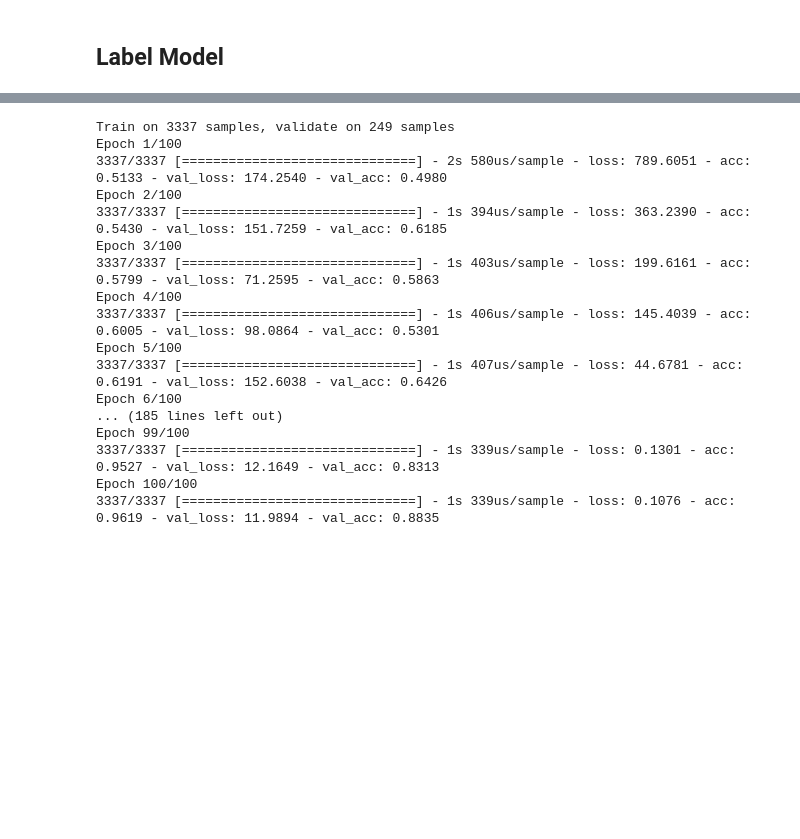
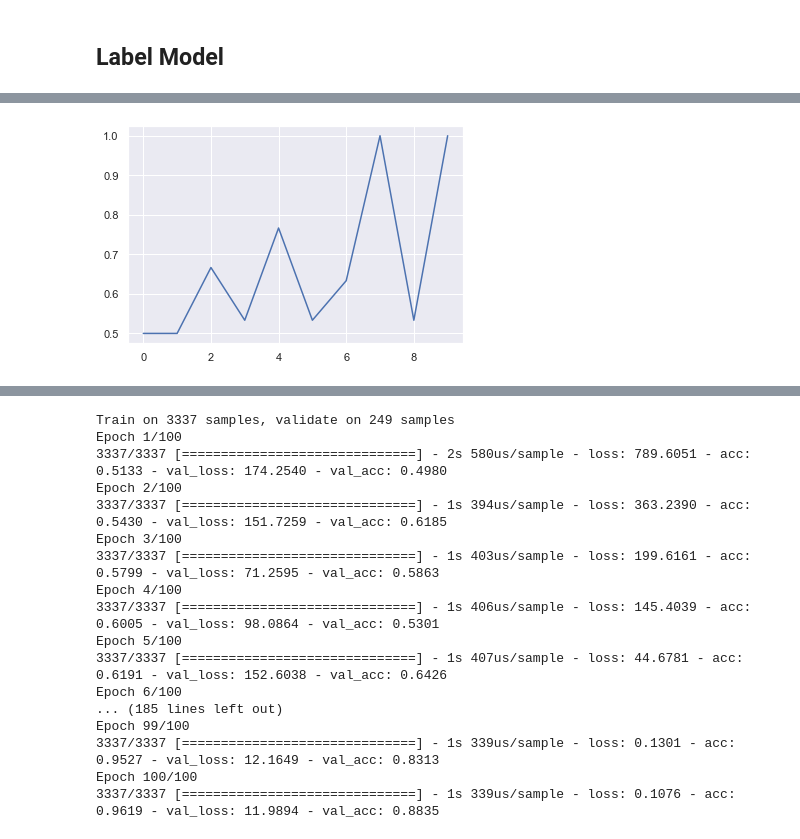
Before and after one commit to k-pratyush/online-signature-verification, a Jupyter notebook: Sign_clean.ipynb, the cells around one changed output, grey strips where cells are left out. Cells and saved outputs as stored; diff of their text form; code cells hidden in the pictures; blank space fills up the shorter version.

```diff
--- a/Sign_clean.ipynb
+++ b/Sign_clean.ipynb
@@ -804,7 +807,36 @@ fg_data.head()
-# %%
-f_data = fg_data.loc[fg_data['label']==0]
-g_data = fg_data.loc[fg_data['label']==1]
-label = fg_data.pop('label')
-del(f_data['label'])
-del(g_data['label'])
-x_train,x_test,y_train,y_test = train_test_split(fg_data ,label ,test_size = 0.3,random_state = 23)
+# %%
+train_data = fg_data.loc[fg_data['sample']<15]
+test_data = fg_data.loc[fg_data['sample']>=15]
+train_data_0= train_data.loc[train_data['user']==0]
+test_data_0= test_data.loc[test_data['user']==0]
+train_label_0 = train_data_0.pop('label')
+test_label_0 = test_data_0.pop('label')
+
+
+def get_compiled_model_user():
+    model = tf.keras.Sequential([
+    tf.keras.layers.Dense(400, activation='relu'),
+    tf.keras.layers.Dense(350, activation='relu'),
+    tf.keras.layers.Dense(250, activation='relu'),
+    tf.keras.layers.Dense(200, activation='selu'),
+    tf.keras.layers.Dense(100, activation='selu'),
+    tf.keras.layers.Dense(50,activation = 'relu'),
+    tf.keras.layers.Dense(1,activation = 'sigmoid')
+  ])
+
+    model.compile(optimizer=tf.keras.optimizers.Adam(
+    learning_rate=0.0005),loss='binary_crossentropy',
+    metrics=['accuracy'])
+    return model
+model_user = get_compiled_model_user()
+historty = model_user.fit(train_data_0.values,train_label_0.values,epochs=10)
+plt.plot(historty.history['accuracy'])
+#plt.plot(historty.history['val_accuracy'])
+plt.show()
+
+
+#label = fg_data.pop('label')
+#del(f_data['label'])
+#del(g_data['label'])
+#x_train,x_test,y_train,y_test = train_test_split(fg_data ,label ,test_size = 0.3,random_state = 23)
+# %% [output]
@@ -810,0 +863 @@ x_train,x_test,y_train,y_test = train_test_split(fg_data ,label ,test_size = 0.3
+[figure, added]
```
Also changed, not shown: parts of 14 cells of this notebook.
